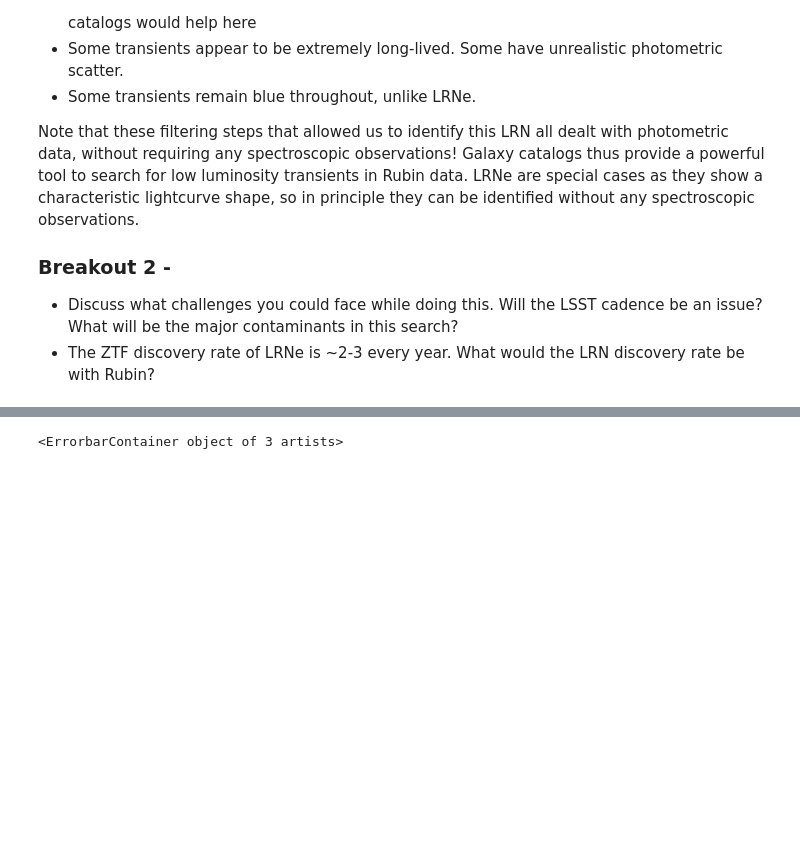
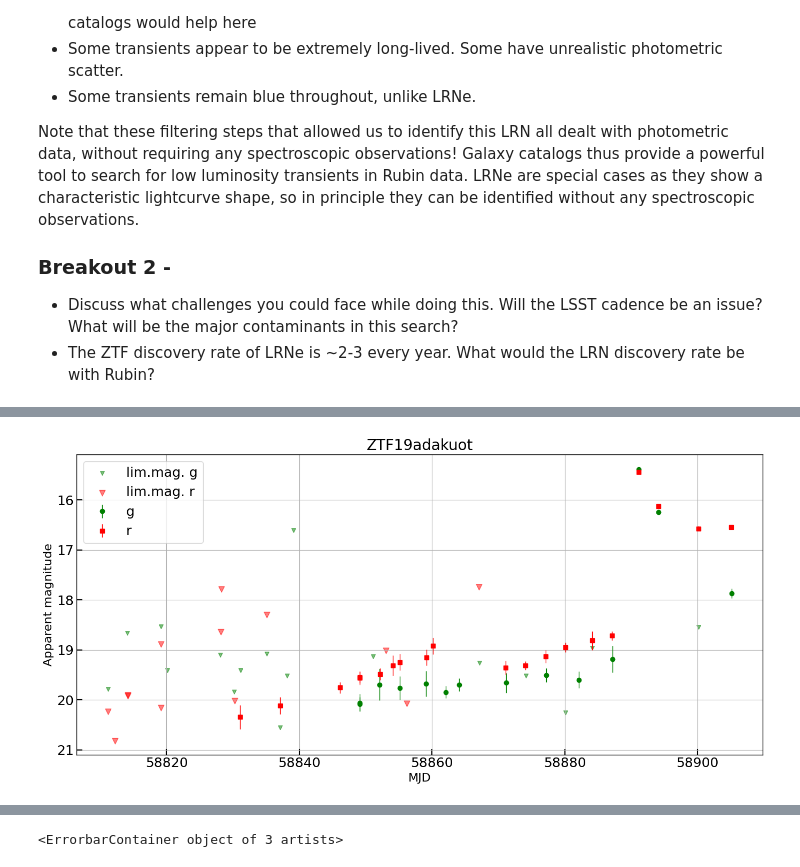
Before and after one commit to virajkaram/LSST_summer_school_2025_Flatiron, a Jupyter notebook: low_luminosity_transients_karambelkar/searches_for_low_luminosity_transients_karambelkar.ipynb, the cells around one changed output, grey strips where cells are left out. Drawn from its saved outputs; the diff is of its cells as text; code cells hidden in the pictures; blank space fills up the shorter version.

```diff
--- a/searches_for_low_luminosity_transients_karambelkar.ipynb
+++ b/low_luminosity_transients_karambelkar/searches_for_low_luminosity_transients_karambelkar.ipynb
@@ -332,0 +489,10 @@ Note that these filtering steps that allowed us to identify this LRN all dealt w
+# %%
+alerce = Alerce()
+results = get_lc_data(
+    'ZTF19adakuot',
+    alerce,
+    doLC=True,
+    doStamps=False
+)
+# %% [output]
+[figure, added]
```
Also changed, not shown: parts of 21 cells of this notebook, 9 other files.
